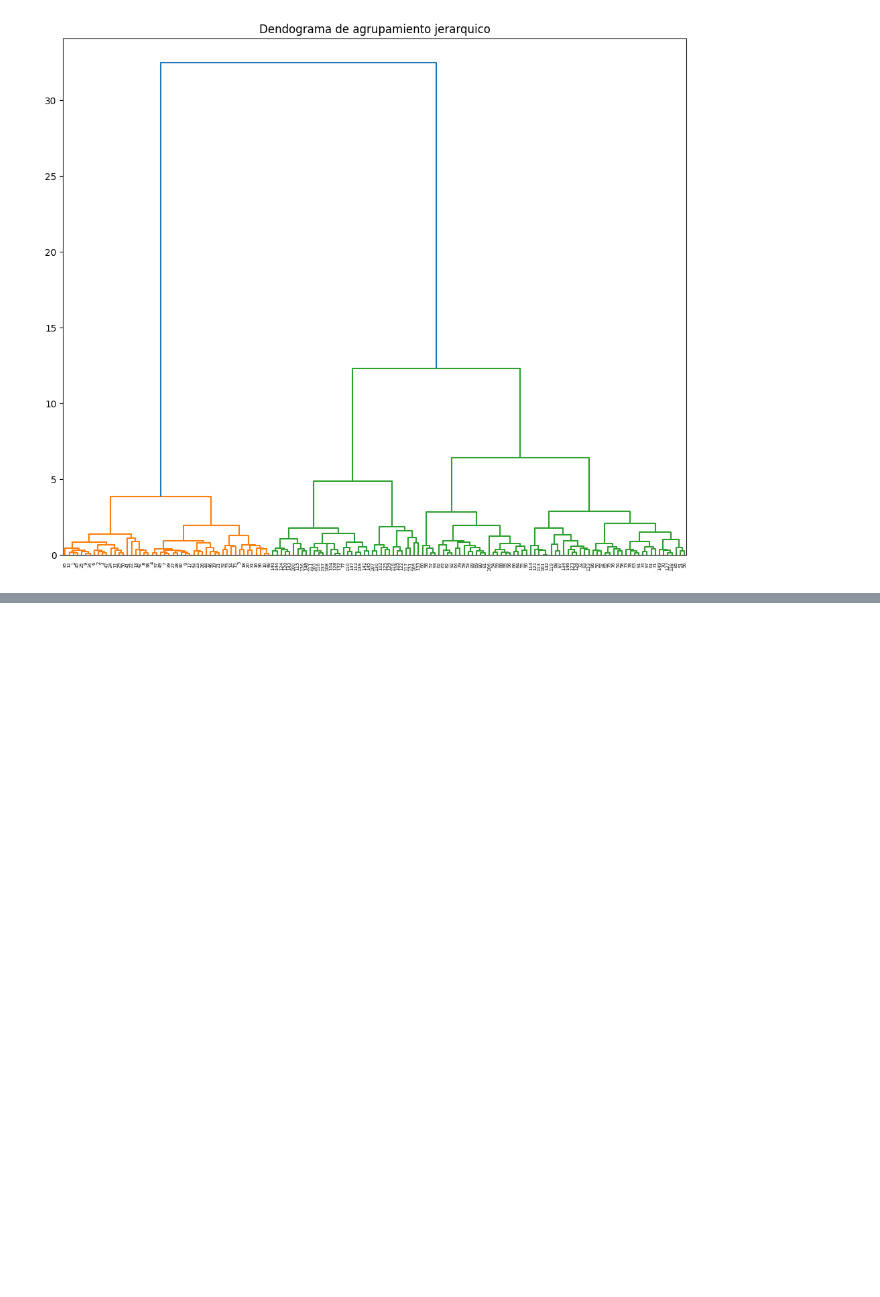
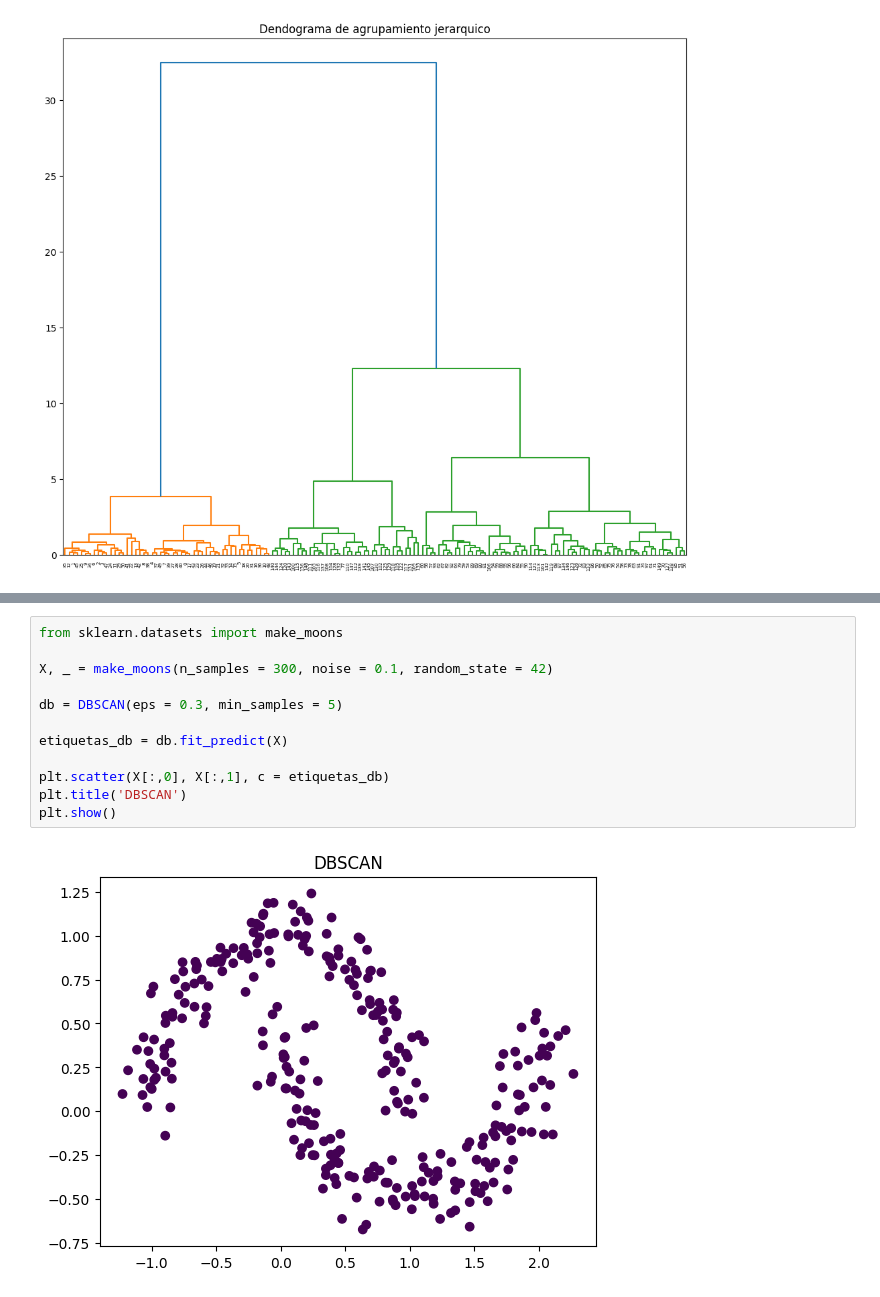
Before and after one commit to MattZG/Portafolio, a Jupyter notebook: Modulo_7.ipynb, the cells around one changed output, grey strips where cells are left out. Cells and saved outputs as stored; diff of their text form; blank space fills up the shorter version.

```diff
--- a/Modulo_7.ipynb
+++ b/Modulo_7.ipynb
@@ -388,0 +406,14 @@ plt.show()
+# %%
+from sklearn.datasets import make_moons
+
+X, _ = make_moons(n_samples = 300, noise = 0.1, random_state = 42)
+
+db = DBSCAN(eps = 0.3, min_samples = 5)
+
+etiquetas_db = db.fit_predict(X)
+
+plt.scatter(X[:,0], X[:,1], c = etiquetas_db)
+plt.title('DBSCAN')
+plt.show()
+# %% [output]
+[figure, added]
```
Also changed, not shown: parts of 19 cells of this notebook.
